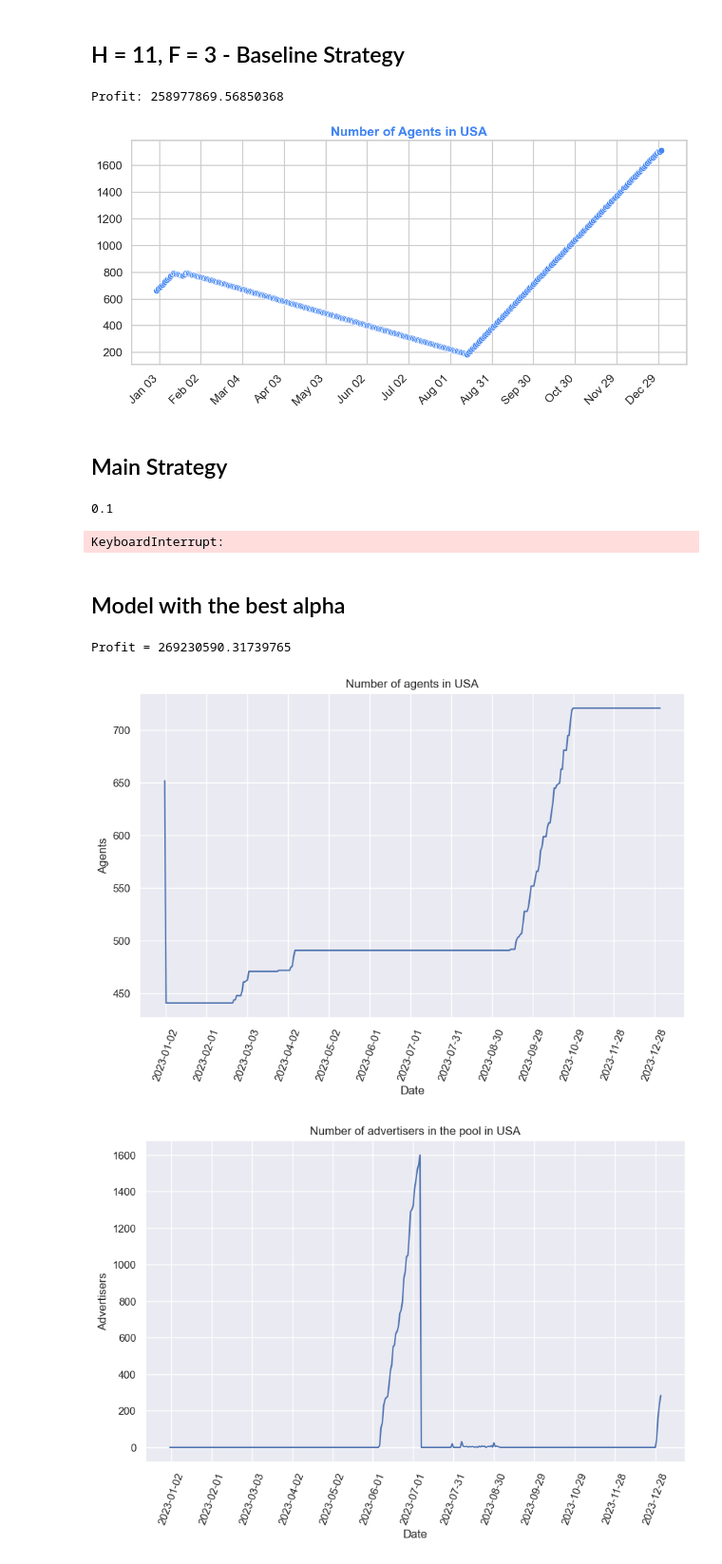
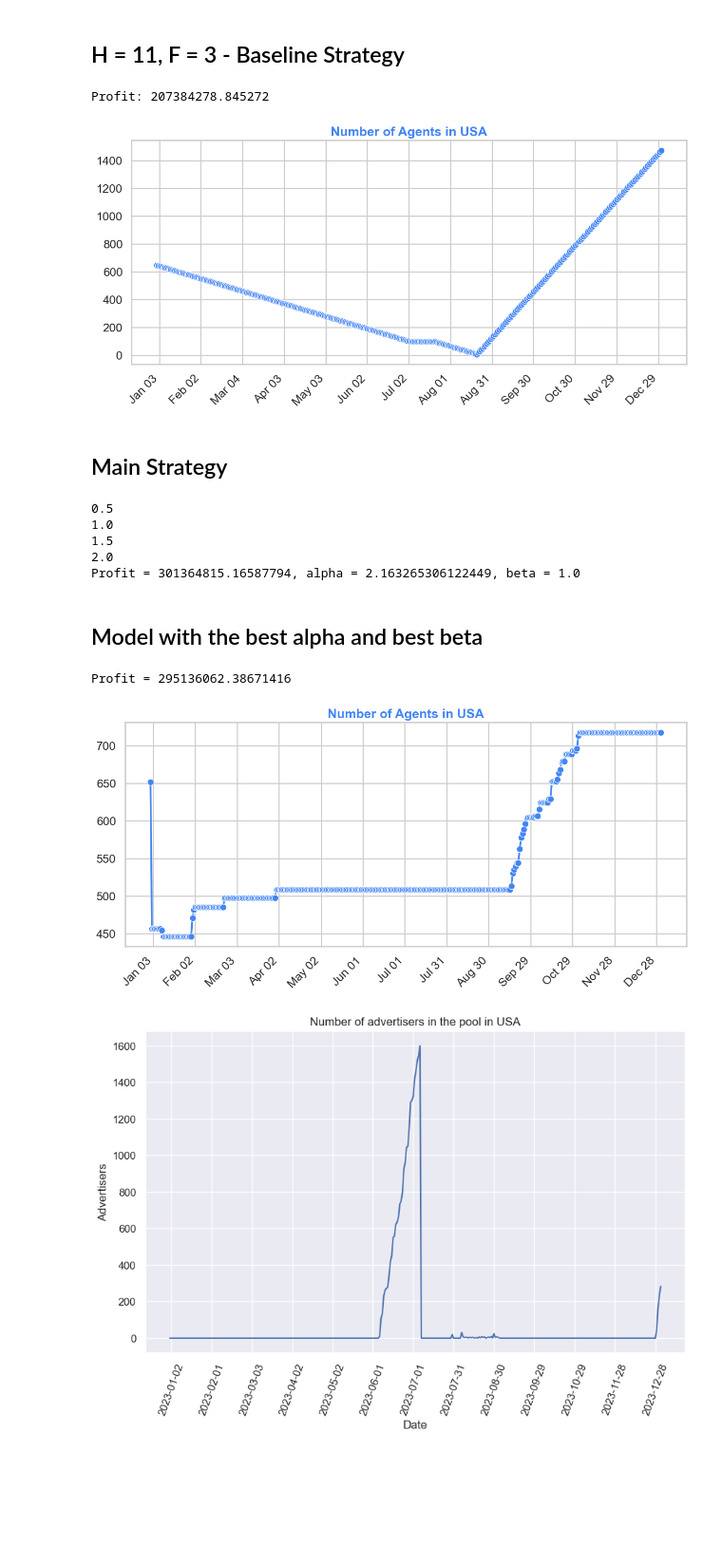
Before and after one commit to Dynamic-Agent-Staffing-Plan-Google-Ads/dynamic-agent-staffing-plan-google-ads, a Jupyter notebook: Main.ipynb, the cells around one changed output. Shown at 95% size. Saved outputs shown, nothing was run; the diff lists cells and outputs as text; code cells hidden in the pictures; blank space fills up the shorter version.

```diff
--- a/Main.ipynb
+++ b/Main.ipynb
@@ -388,8 +388,10 @@ for day in range(365):
     advertiser_pool.sort(key = lambda x: x[0], reverse = True)
 
     # Demand info about next 60 days
-    demand_next60 = budget_demand.loc[current_date:current_date + pd.Timedelta(days = 60)]["Demand"].mean()
-    budget_next60 = budget_demand.loc[current_date:current_date + pd.Timedelta(days = 60)]["Budget"].mean()
+    demand_next60 = budget_demand.loc[current_date-pd.Timedelta(days = 365):
+                                      current_date + pd.Timedelta(days = 60)-pd.Timedelta(days = 365)]["Demand"].mean()
+    budget_next60 = budget_demand.loc[current_date-pd.Timedelta(days = 365):
+                                      current_date + pd.Timedelta(days = 60)-pd.Timedelta(days = 365)]["Budget"].mean()
 
 
     # If mean budget over next 60 days is higher than threshold, hire new agents
@@ -399,7 +401,6 @@ for day in range(365):
         for _ in range(H):
             agents_pool = np.append(agents_pool, np.repeat(30,10)[np.newaxis, :], axis=0)
 
-    #elif demand_next60 < 0.9 * threshold:
     else:
         # Try to fire F agents
         F = 3
@@ -487,8 +488,8 @@ fig_baseline = plot_agents_baseline(dates, agent)
 
 fig_baseline.savefig('agents_baseline.tiff', format = 'tiff', dpi=300, bbox_inches='tight')
 # %% [output]
-Profit: 258977869.56850368
+Profit: 207384278.845272
-[figure, old version]
+[figure, new version]
 # %% [markdown]
 ## Main Strategy
 # %%
@@ -502,9 +503,9 @@ best_profit = 0
 best_alpha = 0
 best_beta = 0
 
-for beta in np.linspace(0.5, 20, 100):
+for beta in np.linspace(0.5, 2, 4):
     print(beta)
-    for alpha in np.linspace(1, 20, 100):
+    for alpha in np.linspace(1, 20, 50):
 
         # Agents pool
         agents_pool = np.array([[0 for i in range(10)] for _ in range(free_agents)])
@@ -622,14 +623,15 @@ for beta in np.linspace(0.5, 20, 100):
 
 print(f"Profit = {best_profit}, alpha = {best_alpha}, beta = {best_beta}")
 # %% [output]
-0.1
+0.5
+1.0
+1.5
+2.0
+Profit = 301364815.16587794, alpha = 2.163265306122449, beta = 1.0
-KeyboardInterrupt:
 # %% [markdown]
-## Model with the best alpha
+## Model with the best alpha and best beta
 # %%
 import math
-
-threshold = budget_demand["Demand"].mean()
 
 free_agents = agents.loc[agents["Country"] == "USA"].loc[:,"Existing_Agent_Count"][0]
 
@@ -673,15 +675,16 @@ for day in range(365):
 
     advertiser_pool.sort(key = lambda x: x[0], reverse = True)
 
-    # Demand info about next 30 days
-    demand_next30 = budget_demand.loc[current_date:current_date + pd.Timedelta(days = 30)]["Demand"].sum()
+    # Demand info about next 30 days (Taking 2023 data as a forecast)
+    demand_next30 = budget_demand.loc[current_date-pd.Timedelta(days = 365):
+                                      current_date + pd.Timedelta(days = 30)-pd.Timedelta(days = 365)]["Demand"].sum()
 
     slot_availability = np.argwhere(agents_pool < 30).shape[0]
 
-    # If mean budget over next 60 days is higher than threshold, hire new agents
-    if demand_next30 > slot_availability:
+
+    if demand_next30 > best_beta * slot_availability:
         # Hire H agents
-        H = int((demand_next30-slot_availability)/10)
+        H = int((demand_next30-best_beta * slot_availability)/10)
         #print("Hire", H, day)
         #print(demand_next30 - slot_availability)
         for _ in range(H):
@@ -760,24 +763,40 @@ Profit = Rev - Costs
 
 print(f"Profit = {Profit}")
 # %% [output]
-Profit = 269230590.31739765
+Profit = 295136062.38671416
 # %%
-agent = np.array(best_agents)
+agent = np.array(agent)
 
-dates = budget_demand.index[:agent.shape[0]]
+january1_2024 = budget_demand.index.get_loc("2024-01-01")
+dates = budget_demand.index[january1_2024:january1_2024 + agent.shape[0]]
 
-fig, ax = plt.subplots(figsize=(10, 6))
+def plot_agents_main(dates, agent):
+    fig, ax = plt.subplots(figsize=(12, 6))
 
-dates_agents = pd.DataFrame({"Date": dates, "Agents": agent})
+    dates_agents = pd.DataFrame({"Date": dates, "Agents": agent})
 
-sns.set_theme()
-sns.lineplot(dates_agents, x = "Date", y = "Agents")
-ax.xaxis.set_major_locator(mdates.DayLocator(interval=30))
-plt.xticks(rotation=70)
-plt.title(f"Number of agents in USA")
-plt.show()
+    sns.set_theme(style = "whitegrid", context = "talk")
+    sns.lineplot(data = dates_agents, x = "Date", y = "Agents",
+                 ax = ax, marker = "o", color = "#4285F4", linewidth = 2.5)
+
+    ax.xaxis.set_major_locator(mdates.DayLocator(interval=30))
+    ax.xaxis.set_major_formatter(mdates.DateFormatter("%b %d"))
+    plt.xticks(rotation=45, ha = "right")
+
+    ax.set_title("Number of Agents in USA", fontsize=18, weight='bold', color = "#4285F4")
+    ax.set_xlabel("")
+    ax.set_ylabel("")
+
+    plt.tight_layout()
+
+    return fig
+
+sns.set_theme(style = "whitegrid", context = "talk")
+fig_main = plot_agents_main(dates, agent)
+
+fig_main.savefig('agents_main.tiff', format = 'tiff', dpi=300, bbox_inches='tight')
 # %% [output]
-[figure, old version]
+[figure, new version]
 # %%
 adv_waiting = np.array(adv_waiting)
 fig, ax = plt.subplots(figsize=(10, 6))
```
Also changed, not shown: parts of 4 cells of this notebook, 3 other files.
